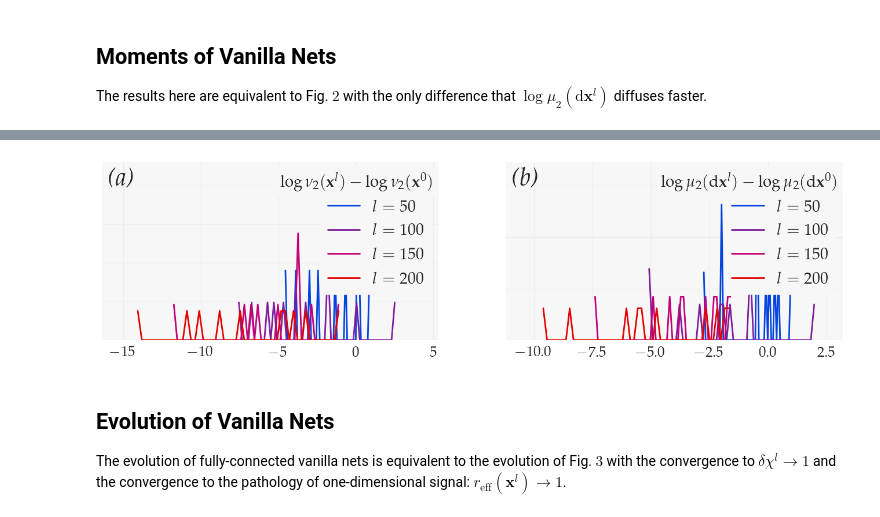
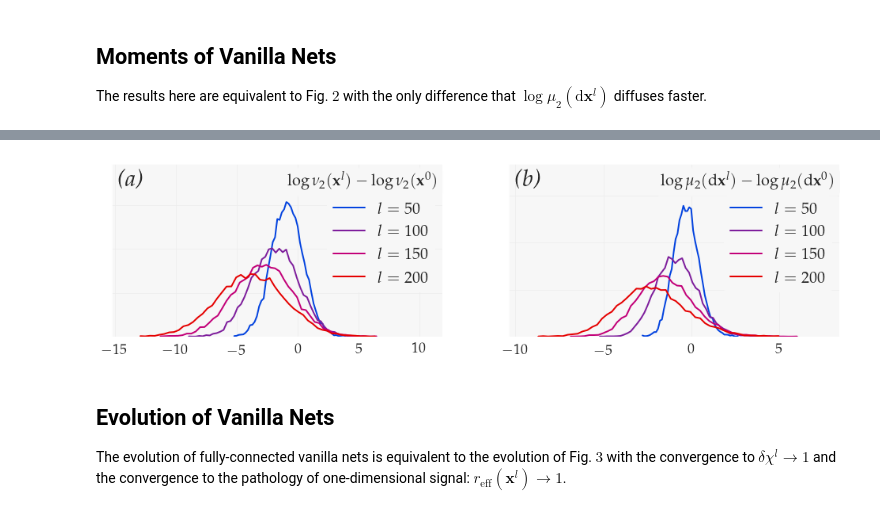
Before and after one commit to alabatie/moments-dnns, a Jupyter notebook: notebooks/Complements on fully-connected networks.ipynb, the cells around one changed output, grey strips where cells are left out. Cells and saved outputs as stored; diff of their text form; code cells hidden in the pictures.

```diff
--- a/notebooks/Complements on fully-connected networks.ipynb
+++ b/notebooks/Complements on fully-connected networks.ipynb
@@ -50,13 +33,13 @@ INFO:moments_dnns.run_experiment:compute_reff_noise = False
 # %%
 from moments_dnns.manage_experiments import load_experiment
 from moments_dnns.plots import plot_vanilla_histo
 
 %matplotlib inline
 
-moments = load_experiment("test_fc")
+moments = load_experiment("vanilla_histo_fc")
 plot_vanilla_histo(moments, use_tex=True, name_fig=None)
 # %% [output]
-[figure, old version]
+[figure, new version]
 # %% [markdown]
 ## Evolution of Vanilla Nets
 
```
Also changed, not shown: parts of 8 cells of this notebook.
